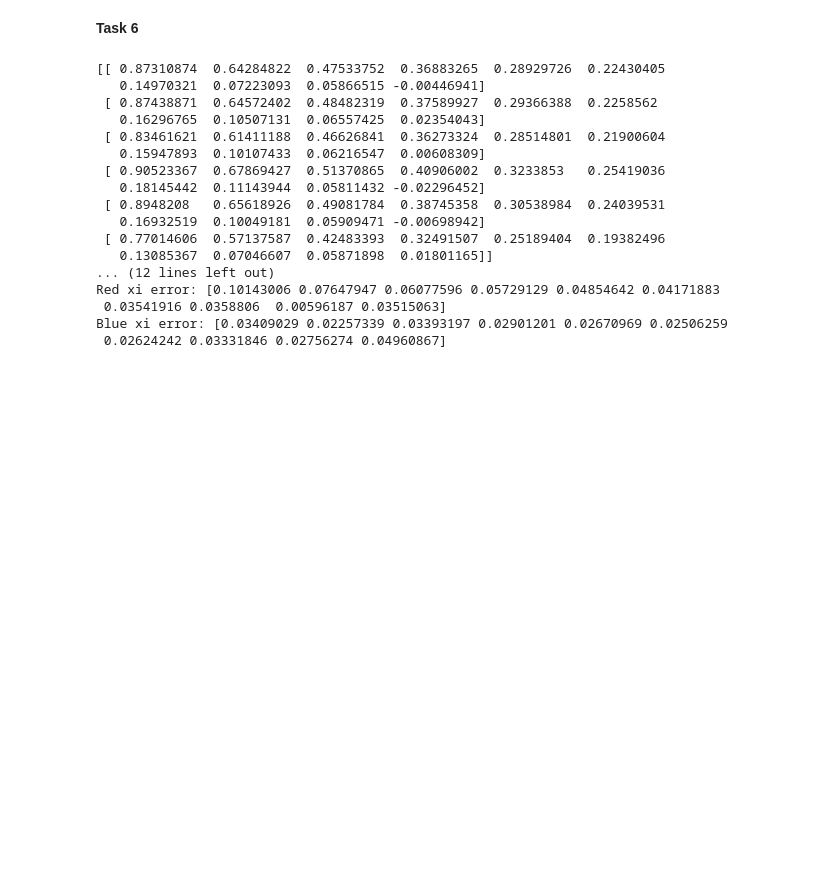
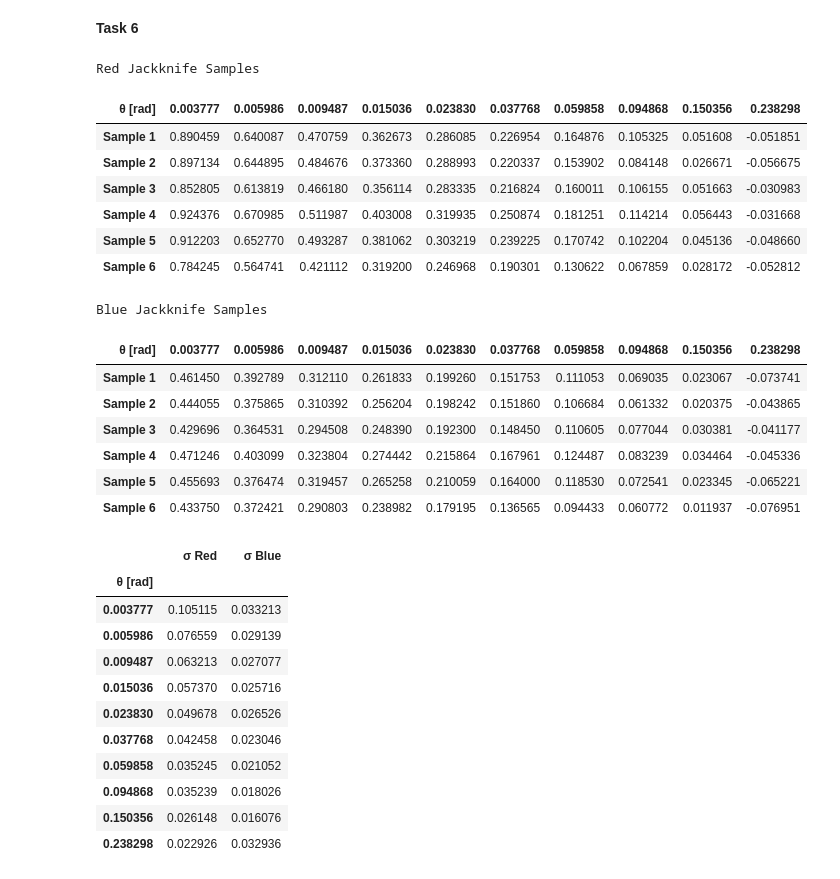
Before and after one commit to eiseleb47/DataScience, a Jupyter notebook: 5-7.ipynb, the cells around one changed output. Saved outputs shown, nothing was run; the diff lists cells and outputs as text; code cells hidden in the pictures; blank space fills up the shorter version.

Commit message:
Added tables

```diff
--- a/5-7.ipynb
+++ b/5-7.ipynb
@@ -256,42 +286,59 @@ def jackknife_xi(phi, theta, phi_rand, theta_rand, region, region_rand, omega_bi
 red_xi_all = jackknife_xi(red_phi, red_theta, red_phi_rand, red_theta_rand, red_region, red_region_rand, omega_bins, jack_knife_regions)
 blue_xi_all = jackknife_xi(blue_phi, blue_theta, blue_phi_rand, blue_theta_rand, blue_region, blue_region_rand, omega_bins, jack_knife_regions)
 # %%
-print(red_xi_all)
-print(blue_xi_all)
+bin_mids = np.sqrt(omega_bins[:-1] * omega_bins[1:])
+col_idx = pandas.Index(bin_mids, name='θ [rad]')
+jk_idx = [f'Sample {k+1}' for k in range(jack_knife_regions)]
+
+display(pandas.DataFrame(red_xi_all, index=jk_idx, columns=col_idx).style.set_caption('Red Jackknife Samples'))
+display(pandas.DataFrame(blue_xi_all, index=jk_idx, columns=col_idx).style.set_caption('Blue Jackknife Samples'))
 
 red_xi_mean = np.mean(red_xi_all, axis=0)
 red_xi_std = np.std(red_xi_all, axis=0)
 
 blue_xi_mean = np.mean(blue_xi_all, axis=0)
 blue_xi_std = np.std(blue_xi_all, axis=0)
 
 # From the equation in the lecture.
 red_xi_var = ((jack_knife_regions - 1) / jack_knife_regions) * np.sum((red_xi_all - red_xi_mean)**2, axis=0)
 red_xi_err = np.sqrt(red_xi_var)
 
 blue_xi_var = ((jack_knife_regions - 1) / jack_knife_regions) * np.sum((blue_xi_all - blue_xi_mean)**2, axis=0)
 blue_xi_err = np.sqrt(blue_xi_var)
 
-print("Red xi error:", red_xi_err)
-print("Blue xi error:", blue_xi_err)
+pandas.DataFrame({
+    'σ Red': red_xi_err,
+    'σ Blue': blue_xi_err,
+}, index=col_idx)
 # %% [output]
-[[ 0.87310874  0.64284822  0.47533752  0.36883265  0.28929726  0.22430405
-   0.14970321  0.07223093  0.05866515 -0.00446941]
- [ 0.87438871  0.64572402  0.48482319  0.37589927  0.29366388  0.2258562
-   0.16296765  0.10507131  0.06557425  0.02354043]
- [ 0.83461621  0.61411188  0.46626841  0.36273324  0.28514801  0.21900604
-   0.15947893  0.10107433  0.06216547  0.00608309]
- [ 0.90523367  0.67869427  0.51370865  0.40906002  0.3233853   0.25419036
-   0.18145442  0.11143944  0.05811432 -0.02296452]
- [ 0.8948208   0.65618926  0.49081784  0.38745358  0.30538984  0.24039531
-   0.16932519  0.10049181  0.05909471 -0.00698942]
- [ 0.77014606  0.57137587  0.42483393  0.32491507  0.25189404  0.19382496
-   0.13085367  0.07046607  0.05871898  0.01801165]]
-... (12 lines left out)
-Red xi error: [0.10143006 0.07647947 0.06077596 0.05729129 0.04854642 0.04171883
- 0.03541916 0.0358806  0.00596187 0.03515063]
-Blue xi error: [0.03409029 0.02257339 0.03393197 0.02901201 0.02670969 0.02506259
- 0.02624242 0.03331846 0.02756274 0.04960867]
+Red Jackknife Samples
+| θ [rad] | 0.003777 | 0.005986 | 0.009487 | 0.015036 | 0.023830 | 0.037768 | 0.059858 | 0.094868 | 0.150356 | 0.238298 |
+| Sample 1 | 0.890459 | 0.640087 | 0.470759 | 0.362673 | 0.286085 | 0.226954 | 0.164876 | 0.105325 | 0.051608 | -0.051851 |
+| Sample 2 | 0.897134 | 0.644895 | 0.484676 | 0.373360 | 0.288993 | 0.220337 | 0.153902 | 0.084148 | 0.026671 | -0.056675 |
+| Sample 3 | 0.852805 | 0.613819 | 0.466180 | 0.356114 | 0.283335 | 0.216824 | 0.160011 | 0.106155 | 0.051663 | -0.030983 |
+| Sample 4 | 0.924376 | 0.670985 | 0.511987 | 0.403008 | 0.319935 | 0.250874 | 0.181251 | 0.114214 | 0.056443 | -0.031668 |
+| Sample 5 | 0.912203 | 0.652770 | 0.493287 | 0.381062 | 0.303219 | 0.239225 | 0.170742 | 0.102204 | 0.045136 | -0.048660 |
+| Sample 6 | 0.784245 | 0.564741 | 0.421112 | 0.319200 | 0.246968 | 0.190301 | 0.130622 | 0.067859 | 0.028172 | -0.052812 |
+Blue Jackknife Samples
+| θ [rad] | 0.003777 | 0.005986 | 0.009487 | 0.015036 | 0.023830 | 0.037768 | 0.059858 | 0.094868 | 0.150356 | 0.238298 |
+| Sample 1 | 0.461450 | 0.392789 | 0.312110 | 0.261833 | 0.199260 | 0.151753 | 0.111053 | 0.069035 | 0.023067 | -0.073741 |
+| Sample 2 | 0.444055 | 0.375865 | 0.310392 | 0.256204 | 0.198242 | 0.151860 | 0.106684 | 0.061332 | 0.020375 | -0.043865 |
+| Sample 3 | 0.429696 | 0.364531 | 0.294508 | 0.248390 | 0.192300 | 0.148450 | 0.110605 | 0.077044 | 0.030381 | -0.041177 |
+| Sample 4 | 0.471246 | 0.403099 | 0.323804 | 0.274442 | 0.215864 | 0.167961 | 0.124487 | 0.083239 | 0.034464 | -0.045336 |
+| Sample 5 | 0.455693 | 0.376474 | 0.319457 | 0.265258 | 0.210059 | 0.164000 | 0.118530 | 0.072541 | 0.023345 | -0.065221 |
+| Sample 6 | 0.433750 | 0.372421 | 0.290803 | 0.238982 | 0.179195 | 0.136565 | 0.094433 | 0.060772 | 0.011937 | -0.076951 |
+|  | σ Red | σ Blue |
+| θ [rad] |  |  |
+| 0.003777 | 0.105115 | 0.033213 |
+| 0.005986 | 0.076559 | 0.029139 |
+| 0.009487 | 0.063213 | 0.027077 |
+| 0.015036 | 0.057370 | 0.025716 |
+| 0.023830 | 0.049678 | 0.026526 |
+| 0.037768 | 0.042458 | 0.023046 |
+| 0.059858 | 0.035245 | 0.021052 |
+| 0.094868 | 0.035239 | 0.018026 |
+| 0.150356 | 0.026148 | 0.016076 |
+| 0.238298 | 0.022926 | 0.032936 |
 # %%
 fig, ax = plt.subplots()
 
```
Also changed, not shown: parts of 7 cells of this notebook, 1 other file.
